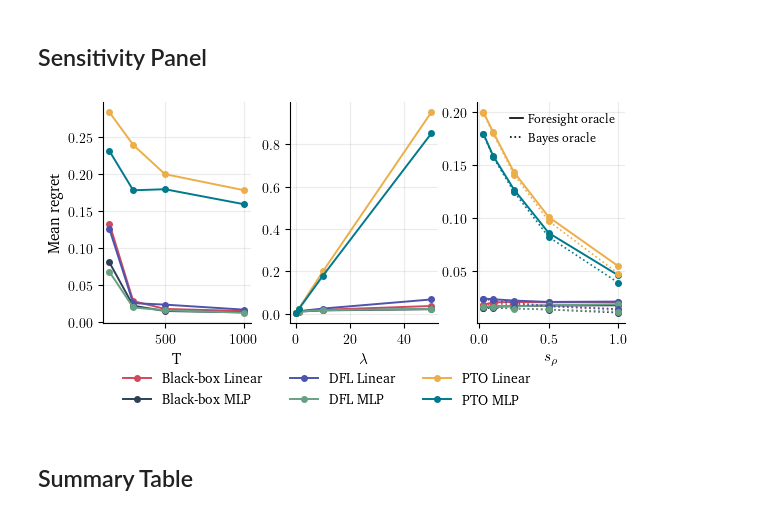
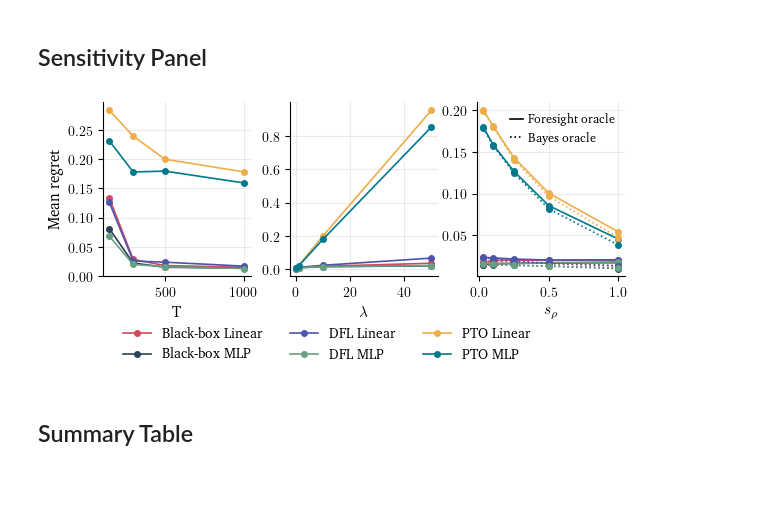
Before and after one commit to okeeffe-hannah/Decision_Focused_Learning_for_Capital_Allocation, a Jupyter notebook: dfl_for_capital_allocation/simulation/notebooks/evaluation/02_sensitivity_analysis.ipynb, the cells around one changed output. Saved outputs shown, nothing was run; the diff lists cells and outputs as text; code cells hidden in the pictures; blank space fills up the shorter version.

Commit message:
auditability figures in thesis format

```diff
--- a/dfl_for_capital_allocation/simulation/notebooks/evaluation/02_sensitivity_analysis.ipynb
+++ b/dfl_for_capital_allocation/simulation/notebooks/evaluation/02_sensitivity_analysis.ipynb
@@ -217,37 +217,37 @@ Complete rho values: [np.float64(0.03), np.float64(0.1), np.float64(0.25), np.fl
 def plot_sensitivity_panel():
     summaries = [(t_summary, 'T', 'T'),
                  (lambda_summary, 'lambda_shortfall', r'$\lambda$'),
                  (rho_summary, 'rho_scale', r'$s_\rho$')]
-    fig, axes = plt.subplots(1, 3, figsize=(TEXT_WIDTH, 3.5), sharey=False,)
-    fig.subplots_adjust(left=0.14, right=0.98, bottom=0.25, top=0.88, wspace=0.26)
+    fig, axes = plt.subplots(1, 3, figsize=(TEXT_WIDTH, 3.0), sharey=False,)
+    fig.subplots_adjust(left=0.14, right=0.98, bottom=0.30, top=0.88, wspace=0.26)
     handles, labels = [], []
     for ax, (summary, varying, xlabel) in zip(axes, summaries):
         for model, g in summary.groupby('model', sort=False):
             if model in PLOT_EXCLUDED_MODELS:
                 continue
             g = g.sort_values(varying)
-            line, = ax.plot(g[varying], g.mean_regret, marker='o', lw=1.4,
+            line, = ax.plot(g[varying], g.mean_regret, marker='o', lw=1.2,
                         color=MODEL_COLORS[model], label=model)
             if model not in labels:
                 handles.append(line); labels.append(model)
         if varying == 'rho_scale':
             for (model, color), rg in rho_plot.groupby(['model', 'color']):
                 rg = rg.sort_values('rho_scale')
                 ax.plot(rg.rho_scale, rg.bayes, marker='o', color=color, lw=1.2, ls=':')
         ax.set_xlabel(xlabel)
         ax.set_ylabel('Mean regret' if ax is axes[0] else '')
         ax.grid(alpha=.25)
         if varying == 'rho_scale':
             style_handles = [Line2D([0], [0], color='black', lw=1.2, ls='-', label='Foresight oracle'),
                              Line2D([0], [0], color='black', lw=1.2, ls=':', label='Bayes oracle')]
             ax.legend(handles=style_handles, loc='upper right', fontsize=9, frameon=False, handlelength=1.0, handletextpad=0.4)
     fig.legend(handles, labels, loc='lower center', ncol=3, frameon=False,
                bbox_to_anchor=(0.5, -0.025))
     fig.savefig(FIGURES_DIR / 'sensitivity_panel.pdf', dpi=200, bbox_inches='tight')
     plt.show()
 plot_sensitivity_panel()
 # %% [output]
-[figure, old version]
+[figure, new version]
 # %% [markdown]
 ## Summary Table
 # %%
```
Also changed, not shown: parts of 1 cell of this notebook, 10 other files.
